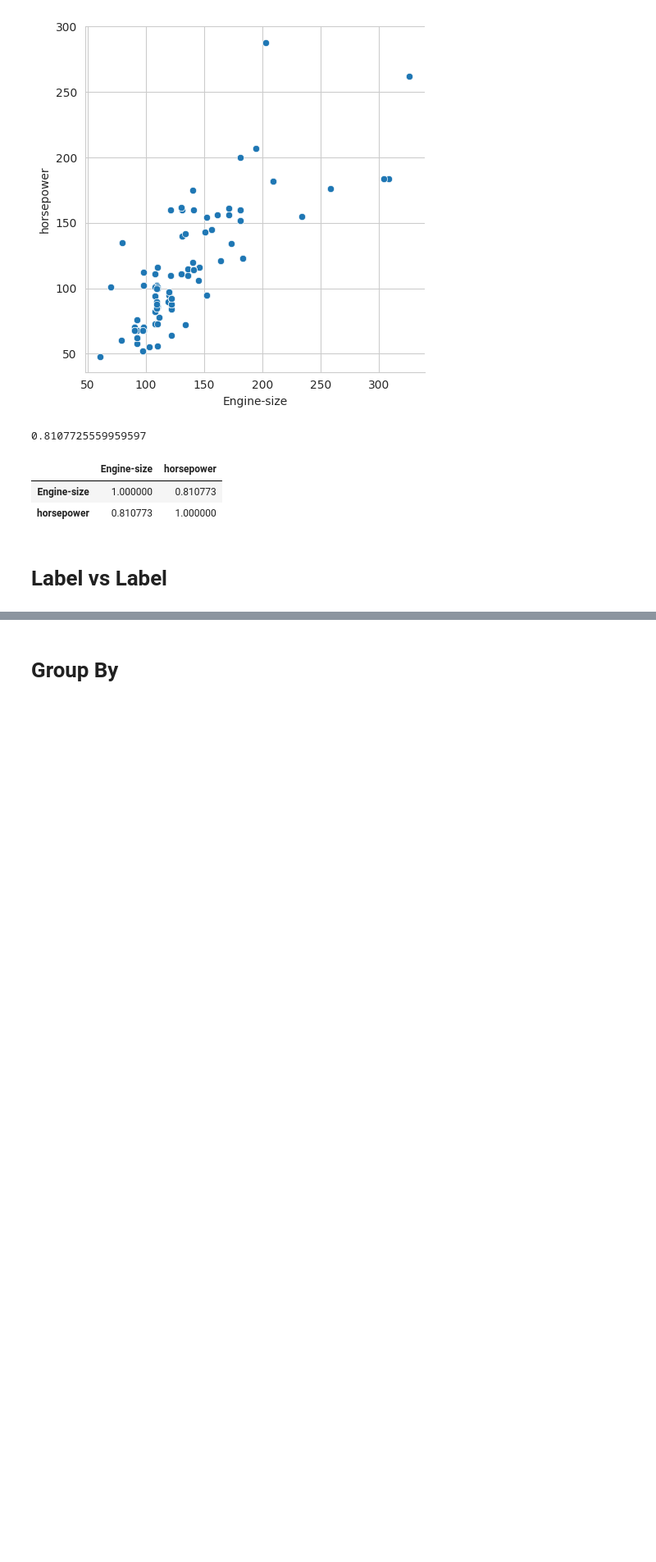
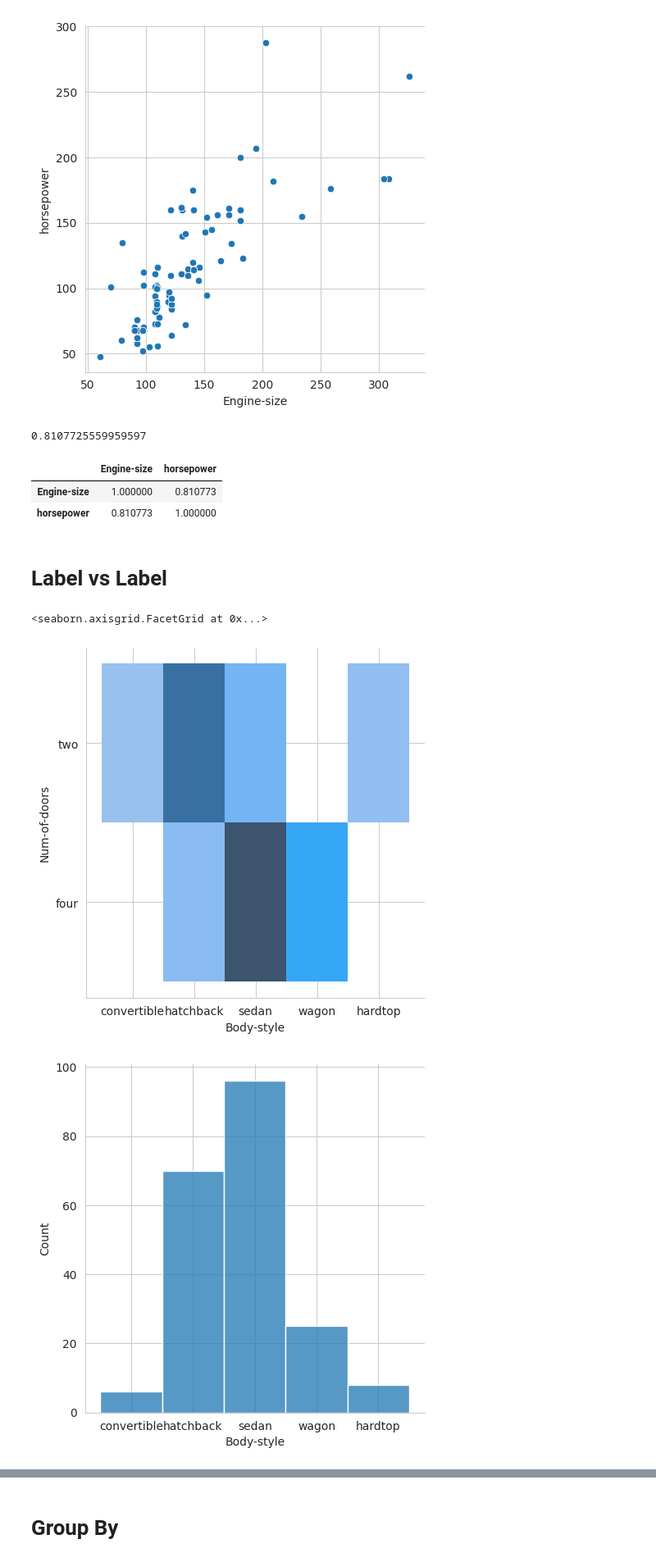
Before and after one commit to ldsAS/Tibame-AI-Learning, a Jupyter notebook: Tibame20250509_LAB_Automobile.ipynb, the cells around one changed output, grey strips where cells are left out. Shown at 82% size. Drawn from its saved outputs; the diff is of its cells as text; code cells hidden in the pictures; blank space fills up the shorter version.

```diff
--- a/Tibame20250509_LAB_Automobile.ipynb
+++ b/Tibame20250509_LAB_Automobile.ipynb
@@ -214,0 +219,9 @@ data[['Engine-size','horsepower']].corr()
+# %%
+# 找出Body-style跟Num-of-doors的關係
+sns.displot(data=data, x='Body-style', y='Num-of-doors')
+sns.displot(data=data, x='Body-style')
+sns.displot(data=data, x='Num-of-doors')
+# %% [output]
+<seaborn.axisgrid.FacetGrid at 0x...>
+[figure, added]
+[figure, added]
```
Also changed, not shown: parts of 6 cells of this notebook.
